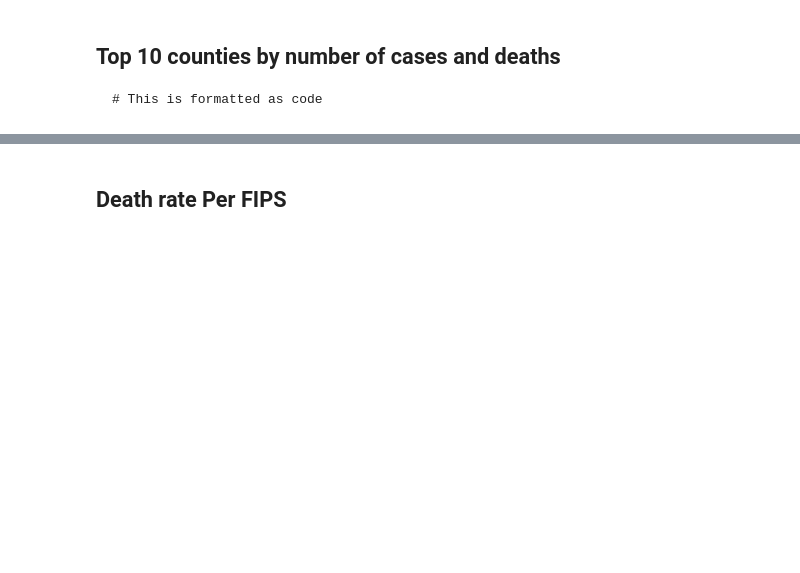
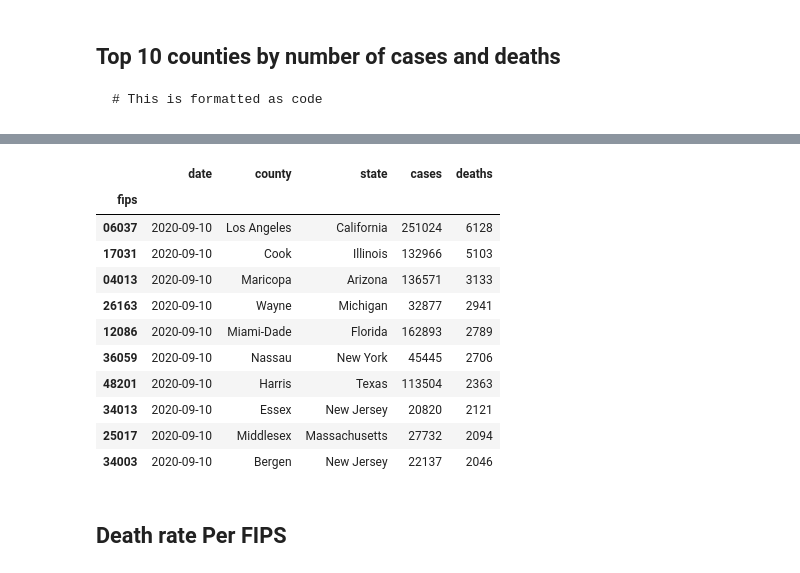
Before and after one commit to alekyapopuri96/DataVizFall2020_Colab, a Jupyter notebook: Class_Activity_Lec03.ipynb, the cells around one changed output, grey strips where cells are left out. Saved outputs shown, nothing was run; the diff lists cells and outputs as text; code cells hidden in the pictures; blank space fills up the shorter version.

```diff
--- a/Class_Activity_Lec03.ipynb
+++ b/Class_Activity_Lec03.ipynb
@@ -119,3 +122,19 @@ result.head(10)
+# %%
+highest_death=df.groupby(['fips']).max().sort_values(by=['deaths'], ascending=False)
+highest_death.head(10)
+# %% [output]
+|  | date | county | state | cases | deaths |
+| fips |  |  |  |  |  |
+| 06037 | 2020-09-10 | Los Angeles | California | 251024 | 6128 |
+| 17031 | 2020-09-10 | Cook | Illinois | 132966 | 5103 |
+| 04013 | 2020-09-10 | Maricopa | Arizona | 136571 | 3133 |
+| 26163 | 2020-09-10 | Wayne | Michigan | 32877 | 2941 |
+| 12086 | 2020-09-10 | Miami-Dade | Florida | 162893 | 2789 |
+| 36059 | 2020-09-10 | Nassau | New York | 45445 | 2706 |
+| 48201 | 2020-09-10 | Harris | Texas | 113504 | 2363 |
+| 34013 | 2020-09-10 | Essex | New Jersey | 20820 | 2121 |
+| 25017 | 2020-09-10 | Middlesex | Massachusetts | 27732 | 2094 |
+| 34003 | 2020-09-10 | Bergen | New Jersey | 22137 | 2046 |
 # %% [markdown]
 ## Death rate Per FIPS
 # %%
```
Also changed, not shown: parts of 3 cells of this notebook.
